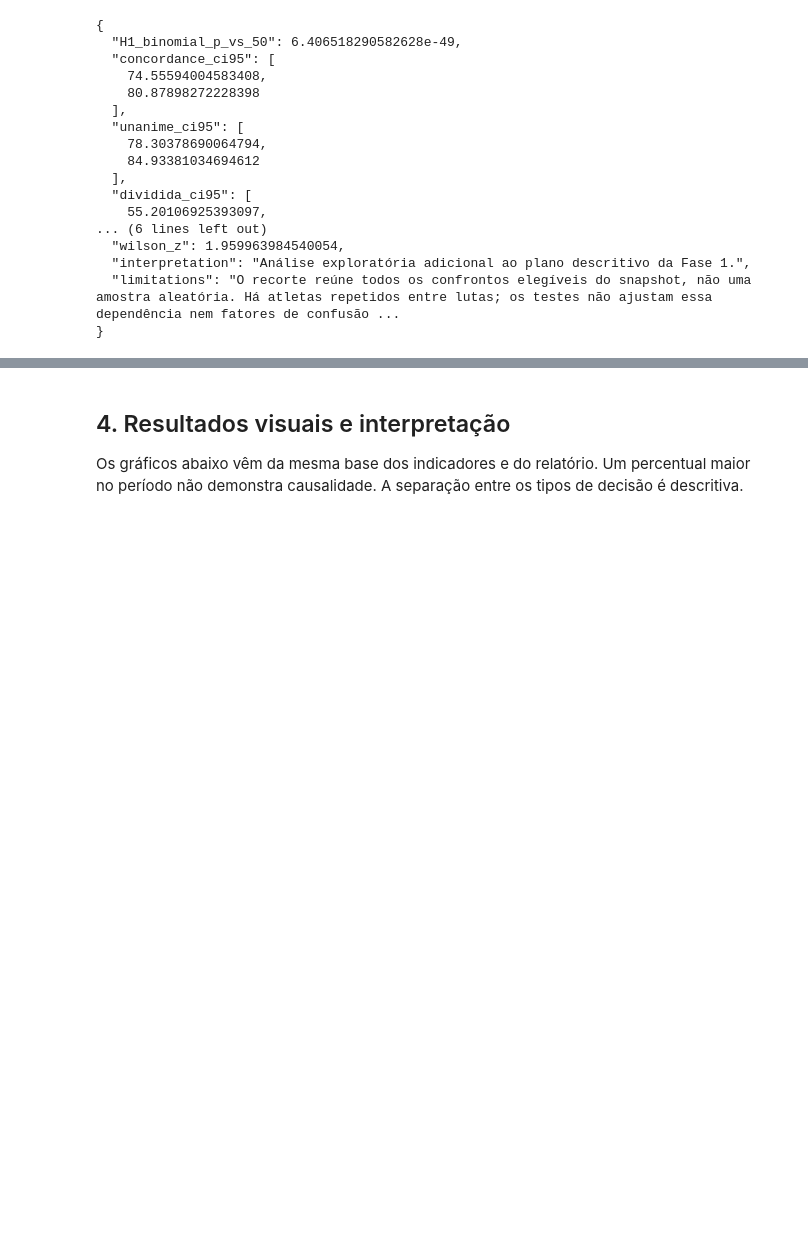
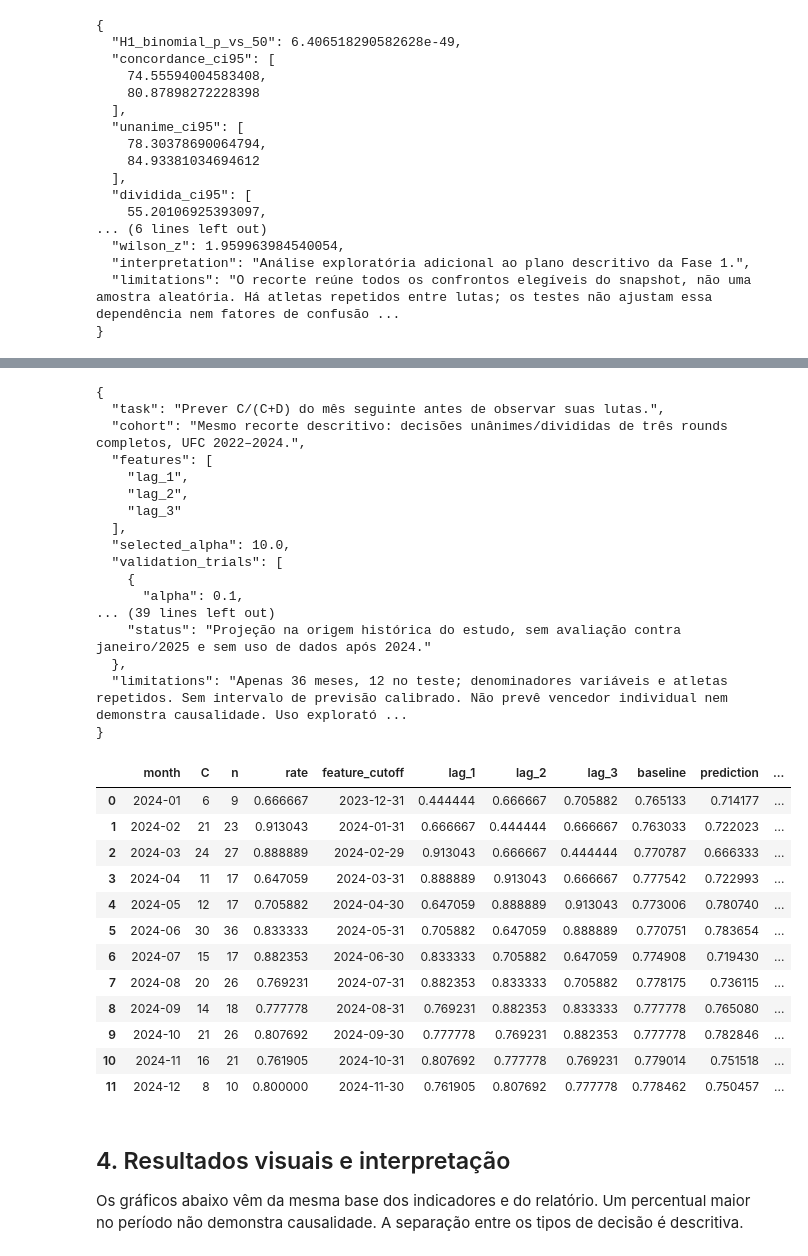
Before and after one commit to igorrandrade/ufc, a Jupyter notebook: notebooks/UFC_BI_Analytics.ipynb, the cells around one changed output, grey strips where cells are left out. Cells and saved outputs as stored; diff of their text form; code cells hidden in the pictures; blank space fills up the shorter version.

Commit message:
Acrescenta previsão mensal sem dados futuros e sete testes de integridade temporal

```diff
--- a/notebooks/UFC_BI_Analytics.ipynb
+++ b/notebooks/UFC_BI_Analytics.ipynb
@@ -123,3 +126,40 @@ print(json.dumps(inference, ensure_ascii=False, indent=2))
+# %%
+import pandas as pd
+from IPython.display import display
+from src.forecast import run as run_forecast
+forecast_result = run_forecast()
+display(pd.read_csv(ROOT / "outputs/forecast_2024.csv"))
+# %% [output]
+{
+  "task": "Prever C/(C+D) do mês seguinte antes de observar suas lutas.",
+  "cohort": "Mesmo recorte descritivo: decisões unânimes/divididas de três rounds completos, UFC 2022–2024.",
+  "features": [
+    "lag_1",
+    "lag_2",
+    "lag_3"
+  ],
+  "selected_alpha": 10.0,
+  "validation_trials": [
+    {
+      "alpha": 0.1,
+... (39 lines left out)
+    "status": "Projeção na origem histórica do estudo, sem avaliação contra janeiro/2025 e sem uso de dados após 2024."
+  },
+  "limitations": "Apenas 36 meses, 12 no teste; denominadores variáveis e atletas repetidos. Sem intervalo de previsão calibrado. Não prevê vencedor individual nem demonstra causalidade. Uso explorató ...
+}
+|  | month | C | n | rate | feature_cutoff | lag_1 | lag_2 | lag_3 | baseline | prediction | ... |
+| 0 | 2024-01 | 6 | 9 | 0.666667 | 2023-12-31 | 0.444444 | 0.666667 | 0.705882 | 0.765133 | 0.714177 | ... |
+| 1 | 2024-02 | 21 | 23 | 0.913043 | 2024-01-31 | 0.666667 | 0.444444 | 0.666667 | 0.763033 | 0.722023 | ... |
+| 2 | 2024-03 | 24 | 27 | 0.888889 | 2024-02-29 | 0.913043 | 0.666667 | 0.444444 | 0.770787 | 0.666333 | ... |
+| 3 | 2024-04 | 11 | 17 | 0.647059 | 2024-03-31 | 0.888889 | 0.913043 | 0.666667 | 0.777542 | 0.722993 | ... |
+| 4 | 2024-05 | 12 | 17 | 0.705882 | 2024-04-30 | 0.647059 | 0.888889 | 0.913043 | 0.773006 | 0.780740 | ... |
+| 5 | 2024-06 | 30 | 36 | 0.833333 | 2024-05-31 | 0.705882 | 0.647059 | 0.888889 | 0.770751 | 0.783654 | ... |
+| 6 | 2024-07 | 15 | 17 | 0.882353 | 2024-06-30 | 0.833333 | 0.705882 | 0.647059 | 0.774908 | 0.719430 | ... |
+| 7 | 2024-08 | 20 | 26 | 0.769231 | 2024-07-31 | 0.882353 | 0.833333 | 0.705882 | 0.778175 | 0.736115 | ... |
+| 8 | 2024-09 | 14 | 18 | 0.777778 | 2024-08-31 | 0.769231 | 0.882353 | 0.833333 | 0.777778 | 0.765080 | ... |
+| 9 | 2024-10 | 21 | 26 | 0.807692 | 2024-09-30 | 0.777778 | 0.769231 | 0.882353 | 0.777778 | 0.782846 | ... |
+| 10 | 2024-11 | 16 | 21 | 0.761905 | 2024-10-31 | 0.807692 | 0.777778 | 0.769231 | 0.779014 | 0.751518 | ... |
+| 11 | 2024-12 | 8 | 10 | 0.800000 | 2024-11-30 | 0.761905 | 0.807692 | 0.777778 | 0.778462 | 0.750457 | ... |
 # %% [markdown]
 ## 4. Resultados visuais e interpretação
 Os gráficos abaixo vêm da mesma base dos indicadores e do relatório. Um percentual maior no período não demonstra causalidade. A separação entre os tipos de decisão é descritiva.
```
Also changed, not shown: parts of 7 cells of this notebook, 16 other files.
